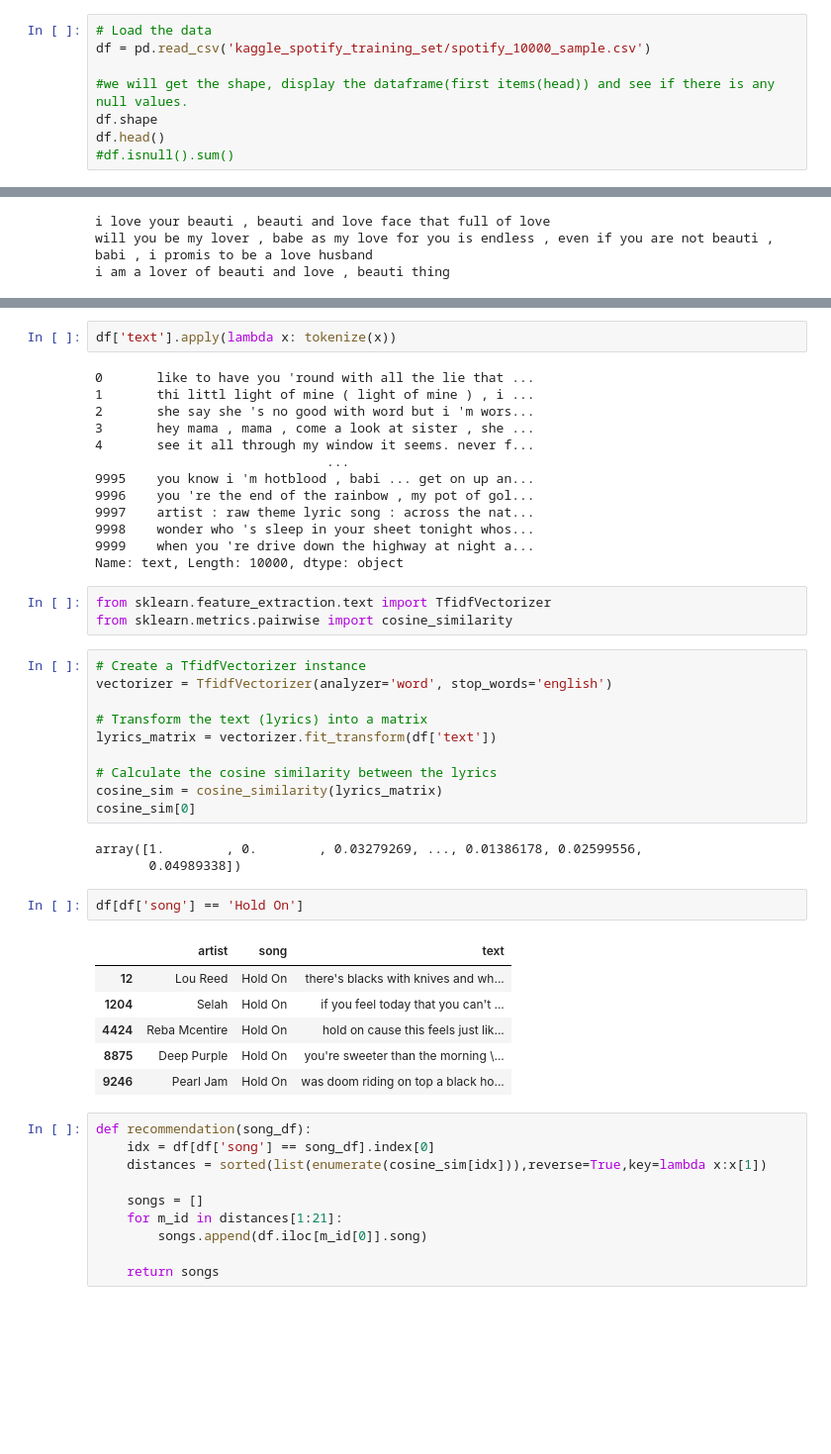
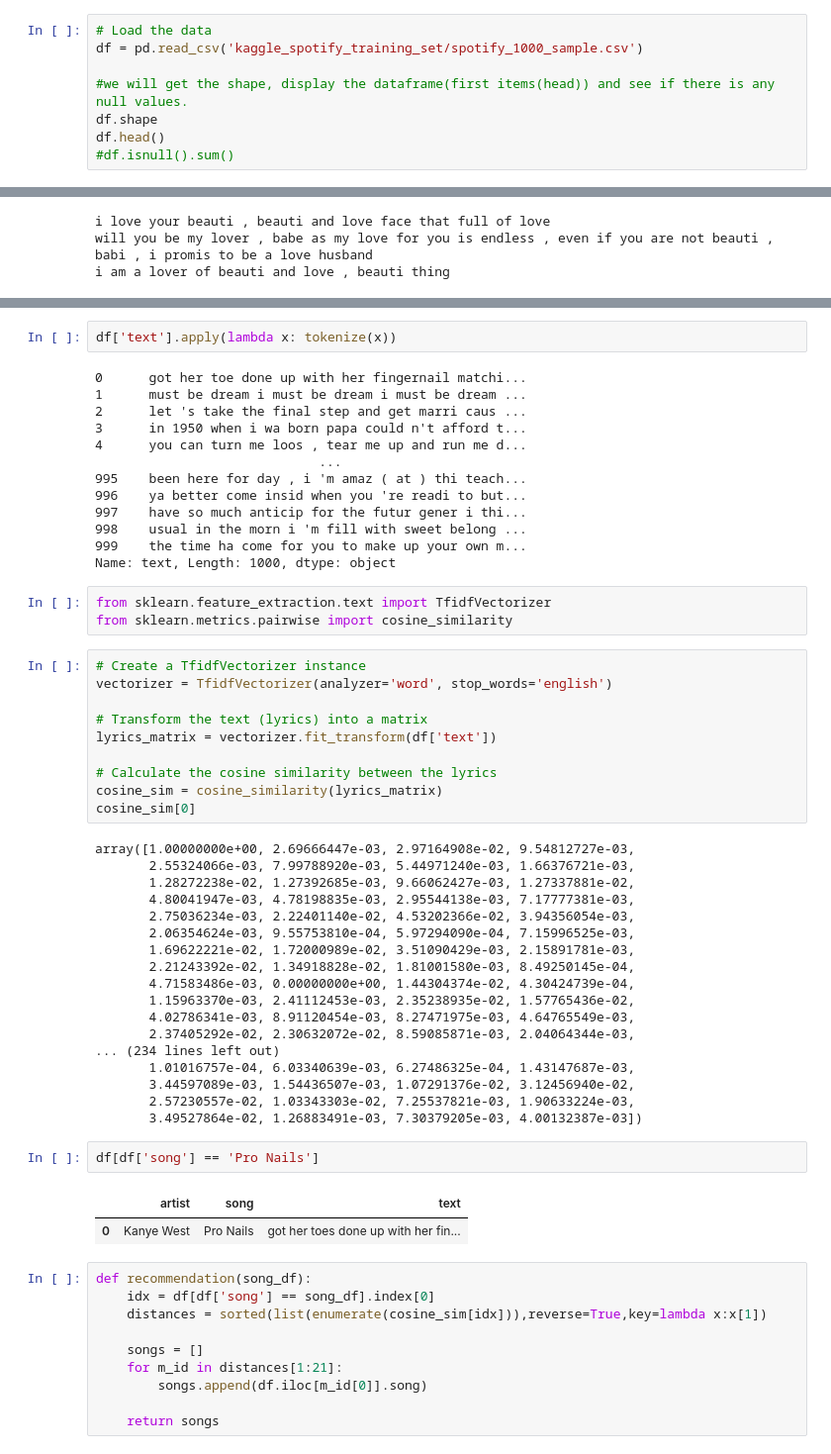
Before and after one commit to denismwangikimani/audiojam-spotify, a Jupyter notebook: recommendation_model.ipynb, the cells around one changed output, grey strips where cells are left out. Shown at 99% size. Saved outputs shown, nothing was run; the diff lists cells and outputs as text; blank space fills up the shorter version.

```diff
--- a/recommendation_model.ipynb
+++ b/recommendation_model.ipynb
@@ -63,6 +52,6 @@ df_sampled.to_csv('spotify_10000_sample.csv', index=False)
 # %%
 # Load the data
-df = pd.read_csv('kaggle_spotify_training_set/spotify_10000_sample.csv')
+df = pd.read_csv('kaggle_spotify_training_set/spotify_1000_sample.csv')
 
 #we will get the shape, display the dataframe(first items(head)) and see if there is any null values.
 df.shape
@@ -166,18 +137,18 @@ Note: you may need to restart the kernel to use updated packages.
 # %%
 df['text'].apply(lambda x: tokenize(x))
 # %% [output]
-0       like to have you 'round with all the lie that ...
-1       thi littl light of mine ( light of mine ) , i ...
-2       she say she 's no good with word but i 'm wors...
-3       hey mama , mama , come a look at sister , she ...
-4       see it all through my window it seems. never f...
-                              ...
-9995    you know i 'm hotblood , babi ... get on up an...
-9996    you 're the end of the rainbow , my pot of gol...
-9997    artist : raw theme lyric song : across the nat...
-9998    wonder who 's sleep in your sheet tonight whos...
-9999    when you 're drive down the highway at night a...
-Name: text, Length: 10000, dtype: object
+0      got her toe done up with her fingernail matchi...
+1      must be dream i must be dream i must be dream ...
+2      let 's take the final step and get marri caus ...
+3      in 1950 when i wa born papa could n't afford t...
+4      you can turn me loos , tear me up and run me d...
+                             ...
+995    been here for day , i 'm amaz ( at ) thi teach...
+996    ya better come insid when you 're readi to but...
+997    have so much anticip for the futur gener i thi...
+998    usual in the morn i 'm fill with sweet belong ...
+999    the time ha come for you to make up your own m...
+Name: text, Length: 1000, dtype: object
 # %%
 from sklearn.feature_extraction.text import TfidfVectorizer
 from sklearn.metrics.pairwise import cosine_similarity
@@ -192,17 +163,28 @@ lyrics_matrix = vectorizer.fit_transform(df['text'])
 cosine_sim = cosine_similarity(lyrics_matrix)
 cosine_sim[0]
 # %% [output]
-array([1.        , 0.        , 0.03279269, ..., 0.01386178, 0.02599556,
-       0.04989338])
+array([1.00000000e+00, 2.69666447e-03, 2.97164908e-02, 9.54812727e-03,
+       2.55324066e-03, 7.99788920e-03, 5.44971240e-03, 1.66376721e-03,
+       1.28272238e-02, 1.27392685e-03, 9.66062427e-03, 1.27337881e-02,
+       4.80041947e-03, 4.78198835e-03, 2.95544138e-03, 7.17777381e-03,
+       2.75036234e-03, 2.22401140e-02, 4.53202366e-02, 3.94356054e-03,
+       2.06354624e-03, 9.55753810e-04, 5.97294090e-04, 7.15996525e-03,
+       1.69622221e-02, 1.72000989e-02, 3.51090429e-03, 2.15891781e-03,
+       2.21243392e-02, 1.34918828e-02, 1.81001580e-03, 8.49250145e-04,
+       4.71583486e-03, 0.00000000e+00, 1.44304374e-02, 4.30424739e-04,
+       1.15963370e-03, 2.41112453e-03, 2.35238935e-02, 1.57765436e-02,
+       4.02786341e-03, 8.91120454e-03, 8.27471975e-03, 4.64765549e-03,
+       2.37405292e-02, 2.30632072e-02, 8.59085871e-03, 2.04064344e-03,
+... (234 lines left out)
+       1.01016757e-04, 6.03340639e-03, 6.27486325e-04, 1.43147687e-03,
+       3.44597089e-03, 1.54436507e-03, 1.07291376e-02, 3.12456940e-02,
+       2.57230557e-02, 1.03343303e-02, 7.25537821e-03, 1.90633224e-03,
+       3.49527864e-02, 1.26883491e-03, 7.30379205e-03, 4.00132387e-03])
 # %%
-df[df['song'] == 'Hold On']
+df[df['song'] == 'Pro Nails']
 # %% [output]
 |  | artist | song | text |
-| 12 | Lou Reed | Hold On | there's blacks with knives and wh... |
-| 1204 | Selah | Hold On | if you feel today that you can't ... |
-| 4424 | Reba Mcentire | Hold On | hold on cause this feels just lik... |
-| 8875 | Deep Purple | Hold On | you're sweeter than the morning \... |
-| 9246 | Pearl Jam | Hold On | was doom riding on top a black ho... |
+| 0 | Kanye West | Pro Nails | got her toes done up with her fin... |
 # %%
 def recommendation(song_df):
     idx = df[df['song'] == song_df].index[0]
```
Also changed, not shown: parts of 10 cells of this notebook, 1 other file.
